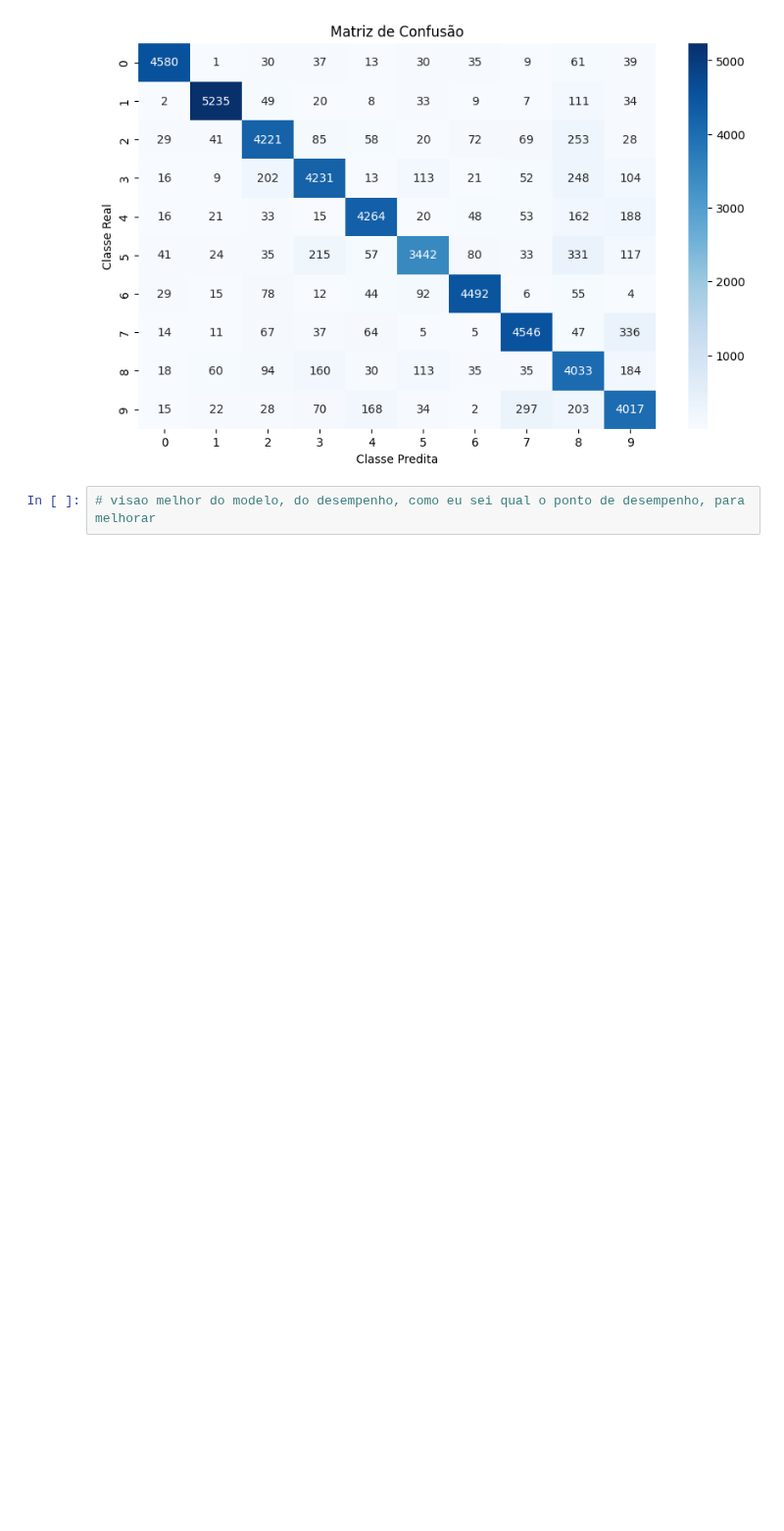
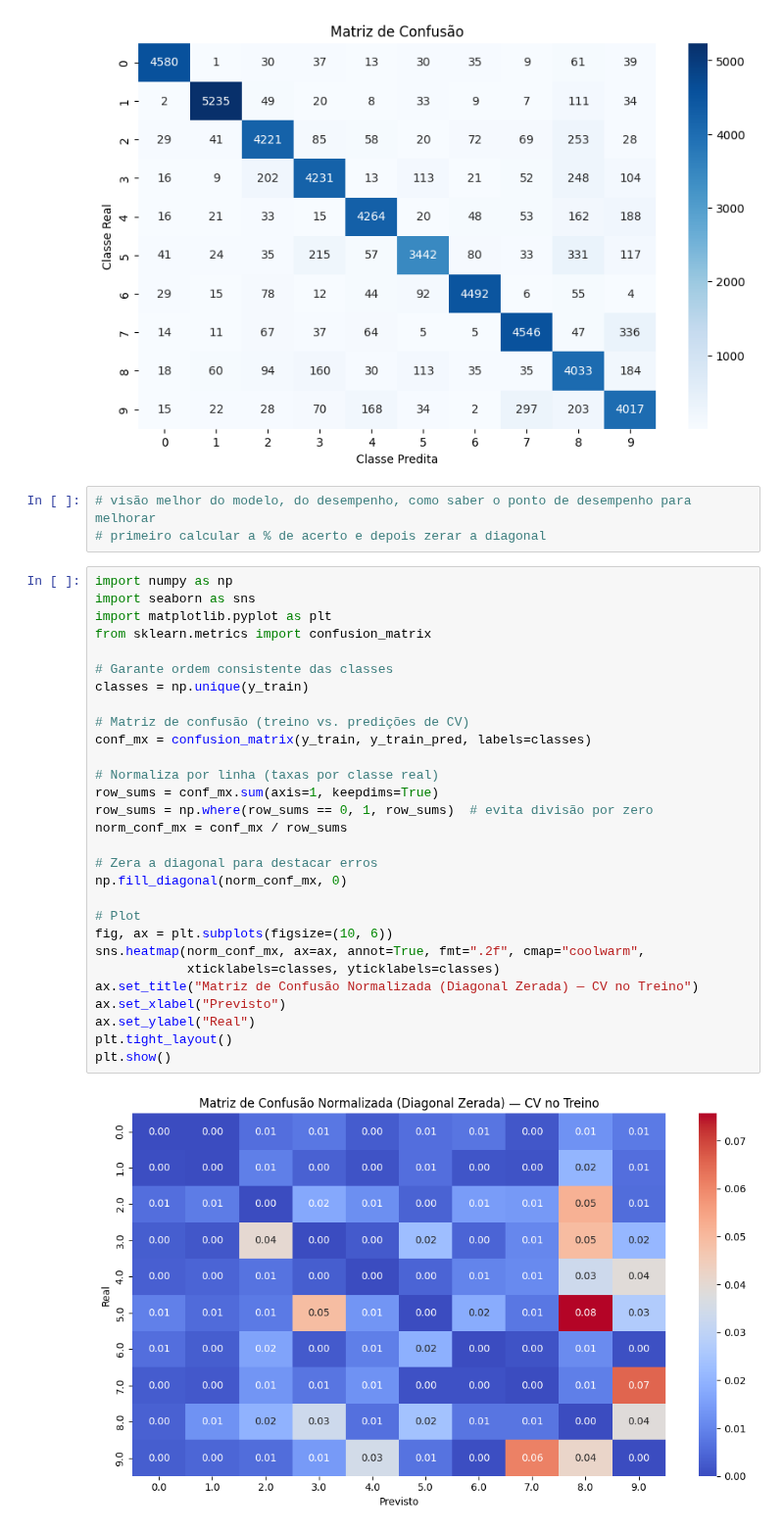
Before and after one commit to ludiemert/Classification_Regression_Models, a Jupyter notebook: 7_Classification_Regression_Models/Class_Regression_Models.ipynb, the cells around one changed output. Shown at 98% size. Drawn from its saved outputs; the diff is of its cells as text; blank space fills up the shorter version.

Commit message:
add 27_Matriz de Confusão Normalizada_cod

```diff
--- a/7_Classification_Regression_Models/Class_Regression_Models.ipynb
+++ b/7_Classification_Regression_Models/Class_Regression_Models.ipynb
@@ -477,4 +477,36 @@ plt.show()
 # %% [output]
 [figure]
 # %%
-# visao melhor do modelo, do desempenho, como eu sei qual o ponto de desempenho, para melhorar
+# visão melhor do modelo, do desempenho, como saber o ponto de desempenho para melhorar
+# primeiro calcular a % de acerto e depois zerar a diagonal
+# %%
+import numpy as np
+import seaborn as sns
+import matplotlib.pyplot as plt
+from sklearn.metrics import confusion_matrix
+
+# Garante ordem consistente das classes
+classes = np.unique(y_train)
+
+# Matriz de confusão (treino vs. predições de CV)
+conf_mx = confusion_matrix(y_train, y_train_pred, labels=classes)
+
+# Normaliza por linha (taxas por classe real)
+row_sums = conf_mx.sum(axis=1, keepdims=True)
+row_sums = np.where(row_sums == 0, 1, row_sums)  # evita divisão por zero
+norm_conf_mx = conf_mx / row_sums
+
+# Zera a diagonal para destacar erros
+np.fill_diagonal(norm_conf_mx, 0)
+
+# Plot
+fig, ax = plt.subplots(figsize=(10, 6))
+sns.heatmap(norm_conf_mx, ax=ax, annot=True, fmt=".2f", cmap="coolwarm",
+            xticklabels=classes, yticklabels=classes)
+ax.set_title("Matriz de Confusão Normalizada (Diagonal Zerada) — CV no Treino")
+ax.set_xlabel("Previsto")
+ax.set_ylabel("Real")
+plt.tight_layout()
+plt.show()
+# %% [output]
+[figure, added]
```
Also changed, not shown: 2 other files.
